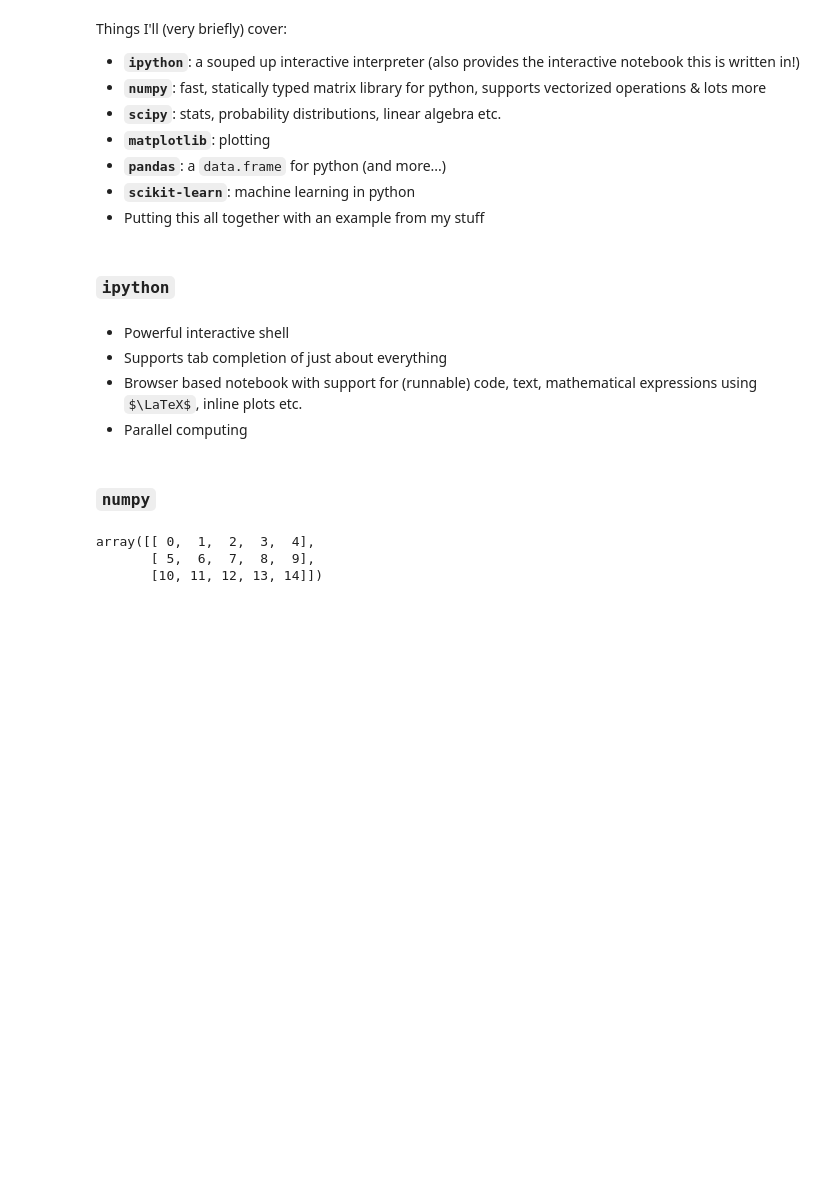
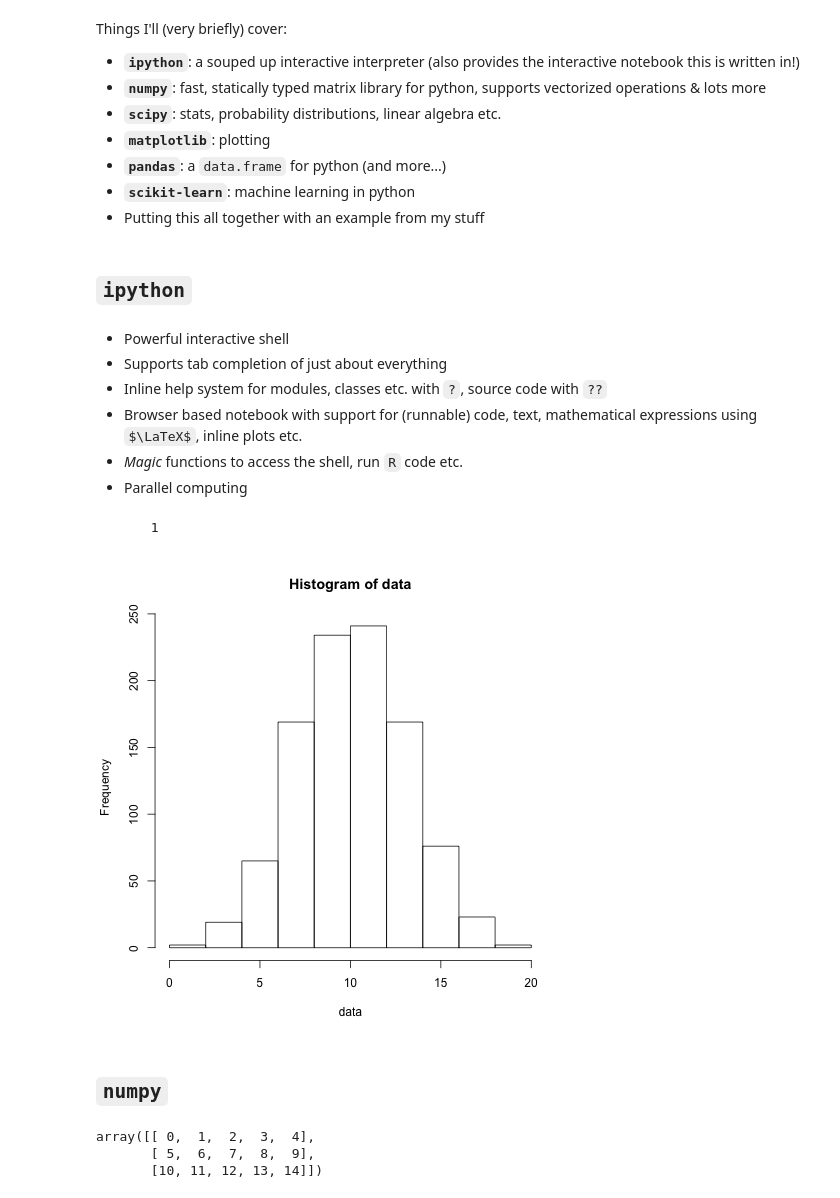
Before and after one commit to grsr/notebooks, a Jupyter notebook: scipy_intro.ipynb, the cells around one changed output. Cells and saved outputs as stored; diff of their text form; code cells hidden in the pictures; some formulas as TeX source; blank space fills up the shorter version.

```diff
--- a/scipy_intro.ipynb
+++ b/scipy_intro.ipynb
@@ -11,9 +11,11 @@ Things I'll (very briefly) cover:
 - __`scikit-learn`__: machine learning in python
 - Putting this all together with an example from my stuff
 # %% [markdown]
-### `ipython`
+## `ipython`
 # %% [markdown]
 - Powerful interactive shell
 - Supports tab completion of just about everything
+- Inline help system for modules, classes etc. with `?`, source code with `??`
 - Browser based notebook with support for (runnable) code, text, mathematical expressions using $\LaTeX$, inline plots etc.
+- _Magic_ functions to access the shell, run `R` code etc.
 - Parallel computing
@@ -19,0 +24,5 @@ Things I'll (very briefly) cover:
+# %%
+%%bash
+ls -l | grep ipynb | wc -l
+# %% [output]
+       1
@@ -20,5 +31,11 @@ Things I'll (very briefly) cover:
+# %%
+%%R
+data <- rnorm(1000, mean=10, sd=3)
+hist(data)
+# %% [output]
+[figure, added]
 # %% [markdown]
-### `numpy`
+## `numpy`
 # %%
 a = arange(15).reshape(3, 5)
 a
```
Also changed, not shown: parts of 9 cells of this notebook.
